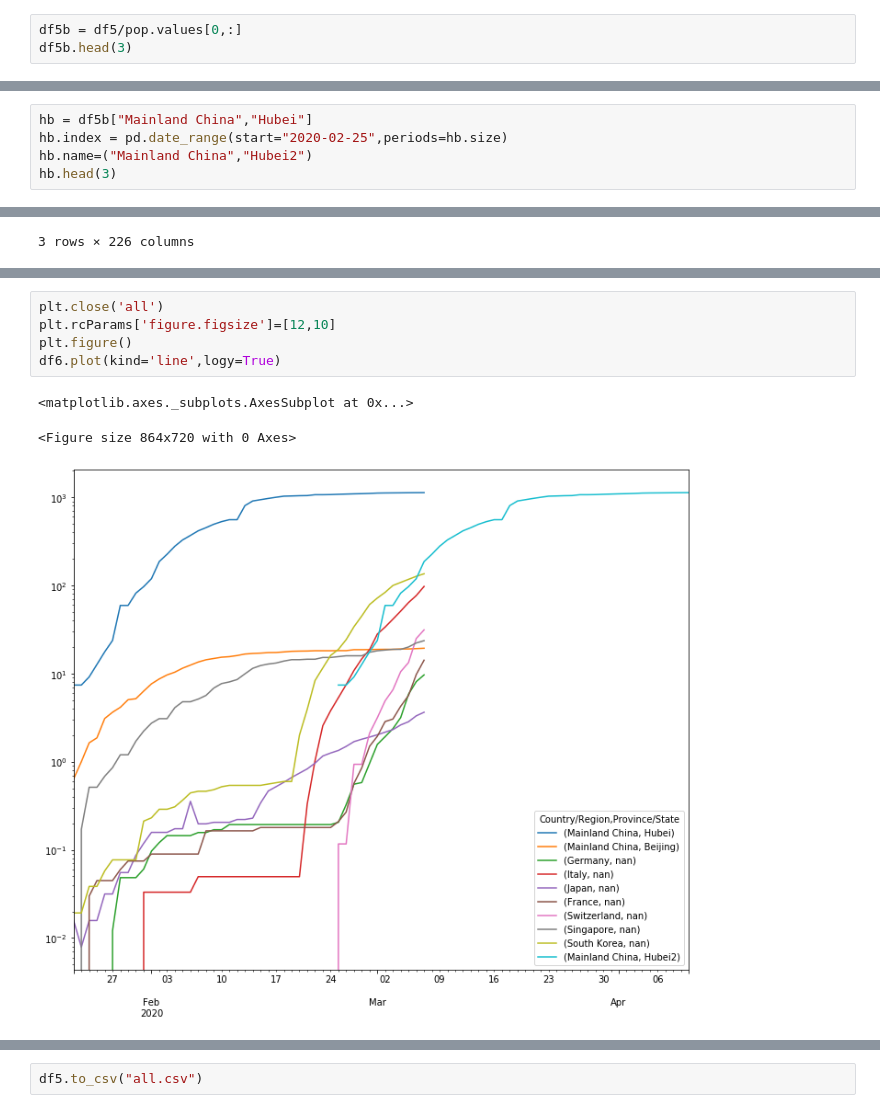
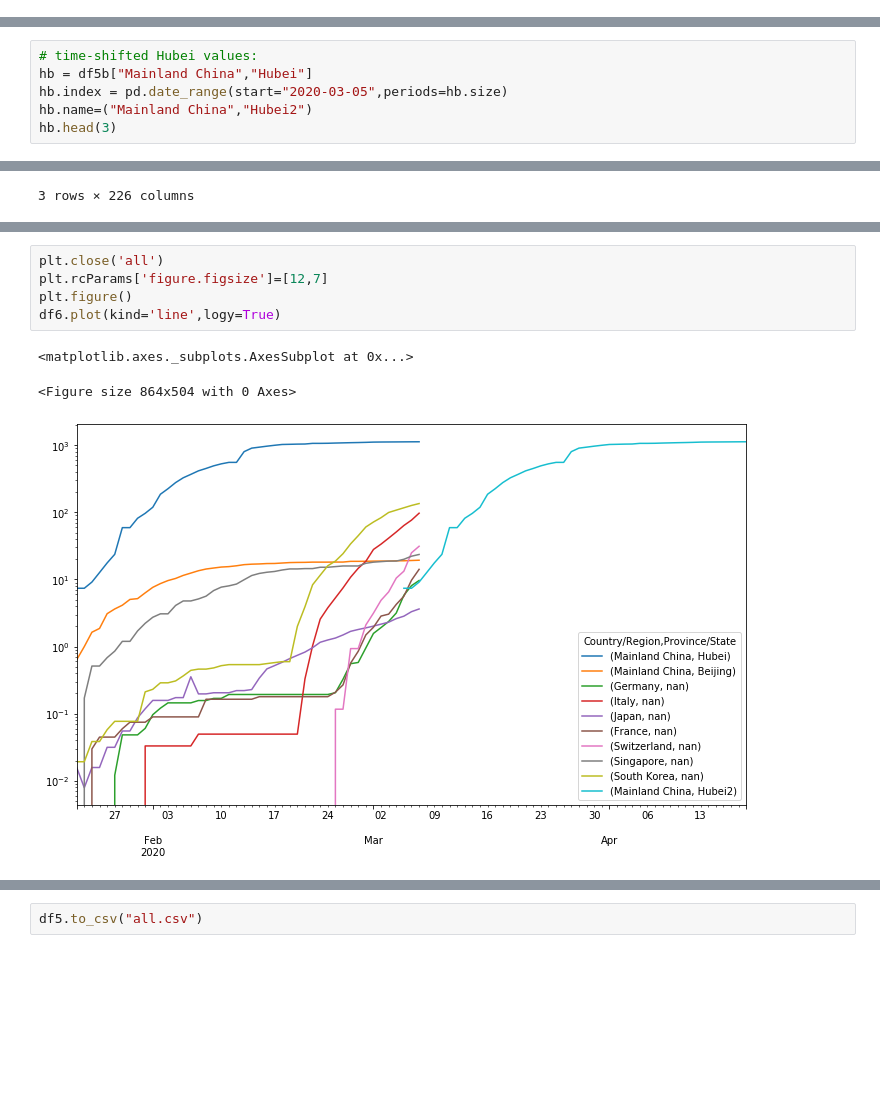
Before and after one commit to matsim-vsp/COVID-19, a Jupyter notebook: csse_covid_19_data/csse_covid_19_time_series/Untitled.ipynb, the cells around one changed output, grey strips where cells are left out. Cells and saved outputs as stored; diff of their text form; blank space fills up the shorter version.

```diff
--- a/csse_covid_19_data/csse_covid_19_time_series/Untitled.ipynb
+++ b/csse_covid_19_data/csse_covid_19_time_series/Untitled.ipynb
@@ -103,3 +95,0 @@ pop
-# %%
-df5b = df5/pop.values[0,:]
-df5b.head(3)
@@ -108,6 +108,7 @@ ValueError: Unable to coerce to Series, length must be 255: given 225
 # %%
+# time-shifted Hubei values:
 hb = df5b["Mainland China","Hubei"]
-hb.index = pd.date_range(start="2020-02-25",periods=hb.size)
+hb.index = pd.date_range(start="2020-03-05",periods=hb.size)
 hb.name=("Mainland China","Hubei2")
 hb.head(3)
 # %% [output]
@@ -148,12 +150,12 @@ df6.tail(3)
 # %%
 plt.close('all')
-plt.rcParams['figure.figsize']=[12,10]
+plt.rcParams['figure.figsize']=[12,7]
 plt.figure()
 df6.plot(kind='line',logy=True)
 # %% [output]
 <matplotlib.axes._subplots.AxesSubplot at 0x...>
-<Figure size 864x720 with 0 Axes>
+<Figure size 864x504 with 0 Axes>
-[figure, old version]
+[figure, new version]
 # %%
 df6.plot(kind='line')
 # %% [output]
```
Also changed, not shown: parts of 9 cells of this notebook.
